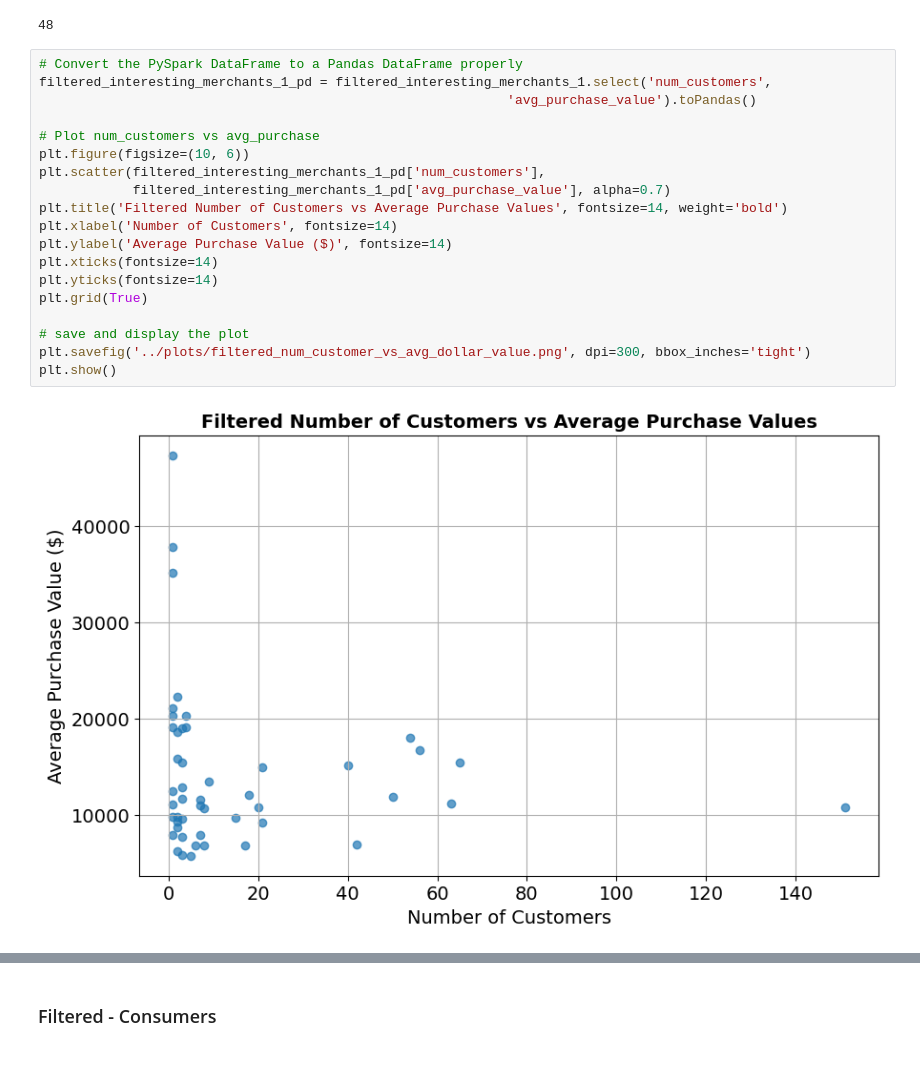
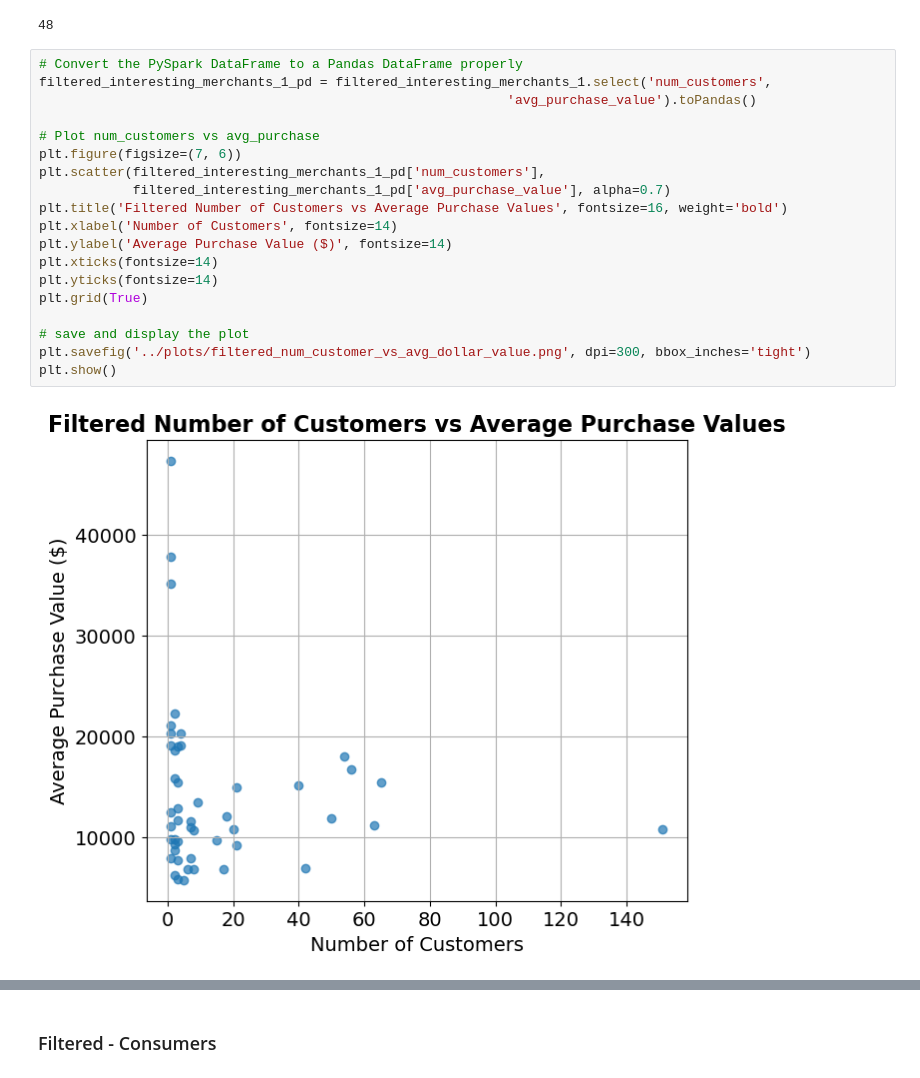
Before and after one commit to MAST30034-AppliedDataScience/project-2-group-buy-now-pay-later-industry-project-28, a Jupyter notebook: notebooks/07_Interesting_Findings.ipynb, the cells around one changed output, grey strips where cells are left out. Drawn from its saved outputs; the diff is of its cells as text.

Commit message:
Adjust figure size

```diff
--- a/notebooks/07_Interesting_Findings.ipynb
+++ b/notebooks/07_Interesting_Findings.ipynb
@@ -227,24 +232,24 @@ filtered_interesting_merchants_1.count()
 # %%
 # Convert the PySpark DataFrame to a Pandas DataFrame properly
 filtered_interesting_merchants_1_pd = filtered_interesting_merchants_1.select('num_customers',
                                                             'avg_purchase_value').toPandas()
 
 # Plot num_customers vs avg_purchase
-plt.figure(figsize=(10, 6))
+plt.figure(figsize=(7, 6))
 plt.scatter(filtered_interesting_merchants_1_pd['num_customers'],
             filtered_interesting_merchants_1_pd['avg_purchase_value'], alpha=0.7)
-plt.title('Filtered Number of Customers vs Average Purchase Values', fontsize=14, weight='bold')
+plt.title('Filtered Number of Customers vs Average Purchase Values', fontsize=16, weight='bold')
 plt.xlabel('Number of Customers', fontsize=14)
 plt.ylabel('Average Purchase Value ($)', fontsize=14)
 plt.xticks(fontsize=14)
 plt.yticks(fontsize=14)
 plt.grid(True)
 
 # save and display the plot
 plt.savefig('../plots/filtered_num_customer_vs_avg_dollar_value.png', dpi=300, bbox_inches='tight')
 plt.show()
 # %% [output]
-[figure, old version]
+[figure, new version]
 # %%
 # Convert the PySpark DataFrame to a Pandas DataFrame properly
 filtered_interesting_merchants_1_pd = filtered_interesting_merchants_1.select('merchant_abn',
```
Also changed, not shown: parts of 5 cells of this notebook, 3 other files.
